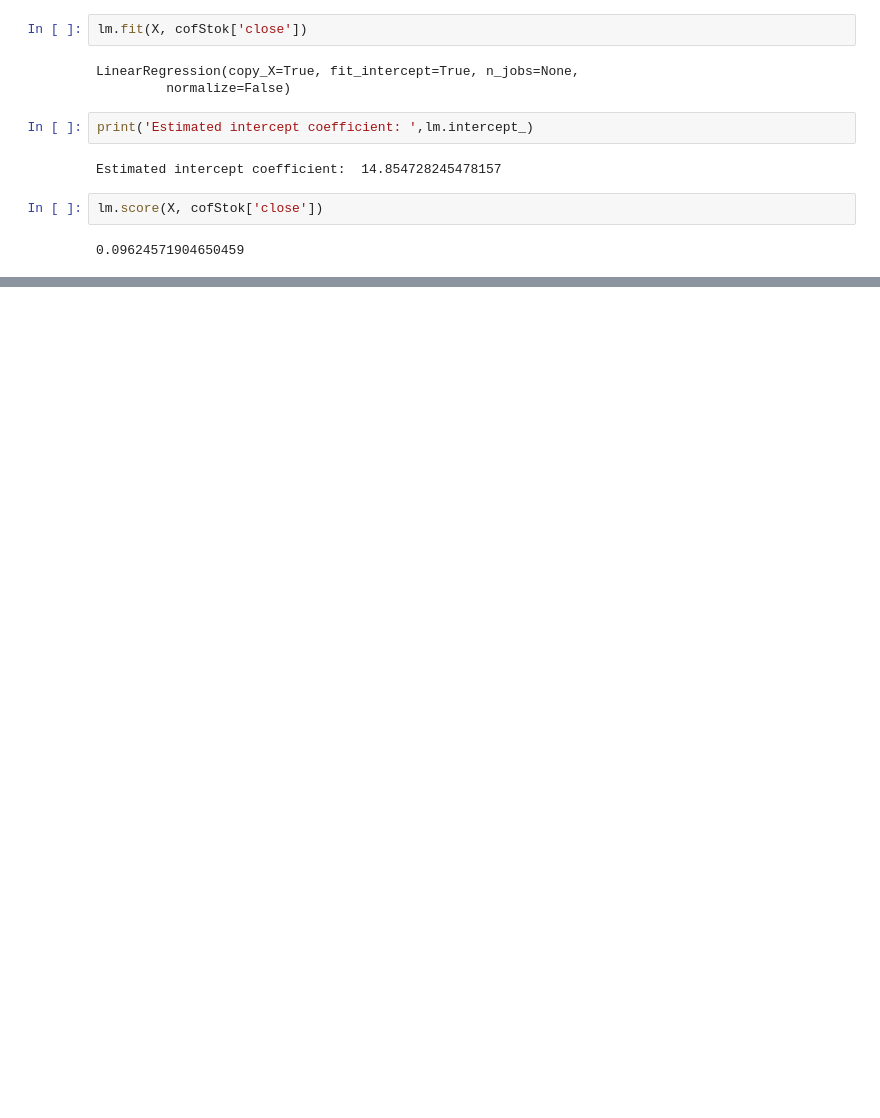
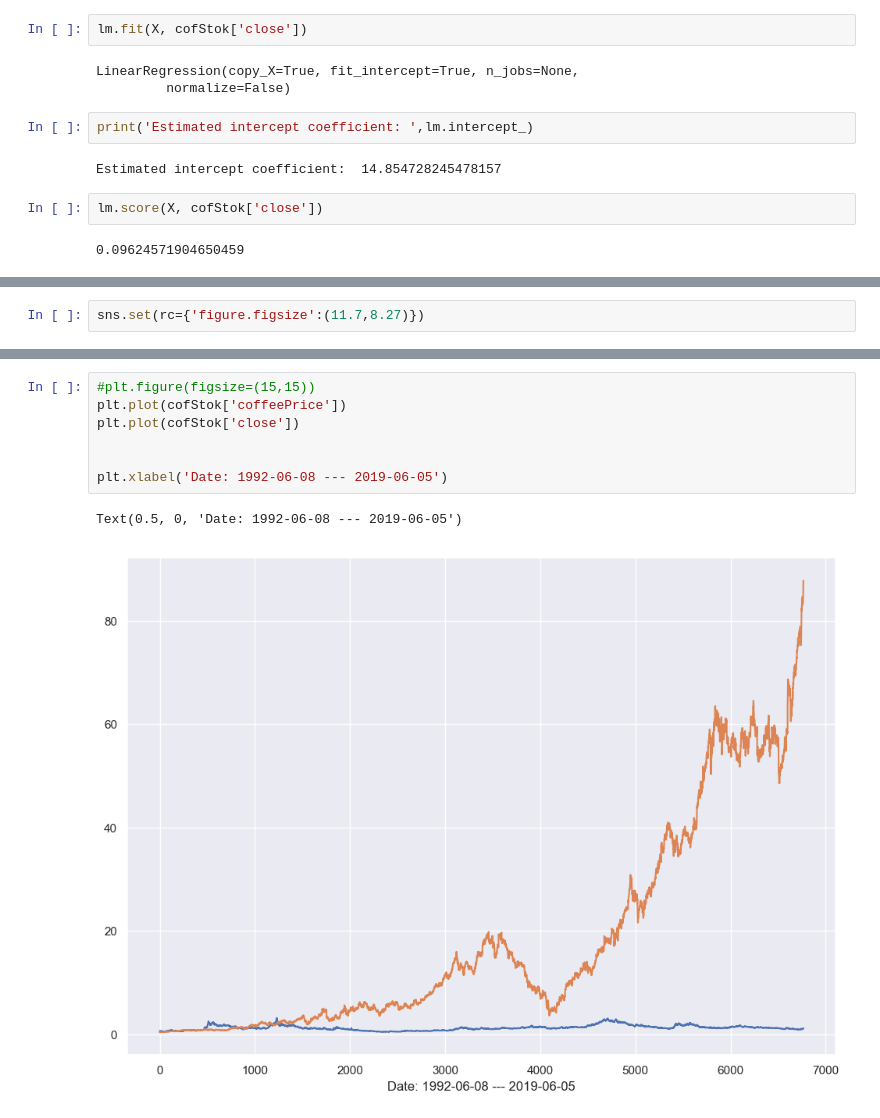
Before and after one commit to Cameron-Cn/starbucks_2019, a Jupyter notebook: starbucks_predictions.ipynb, the cells around one changed output, grey strips where cells are left out. Saved outputs shown, nothing was run; the diff lists cells and outputs as text; blank space fills up the shorter version.

```diff
--- a/starbucks_predictions.ipynb
+++ b/starbucks_predictions.ipynb
@@ -240,0 +282,2 @@ NameError: name 'savefig' is not defined
+# %%
+sns.set(rc={'figure.figsize':(11.7,8.27)})
@@ -240,0 +291,10 @@ NameError: name 'savefig' is not defined
+# %%
+#plt.figure(figsize=(15,15))
+plt.plot(cofStok['coffeePrice'])
+plt.plot(cofStok['close'])
+
+
+plt.xlabel('Date: 1992-06-08 --- 2019-06-05')
+# %% [output]
+Text(0.5, 0, 'Date: 1992-06-08 --- 2019-06-05')
+[figure, added]
```
Also changed, not shown: parts of 10 cells of this notebook, 1 other file.
